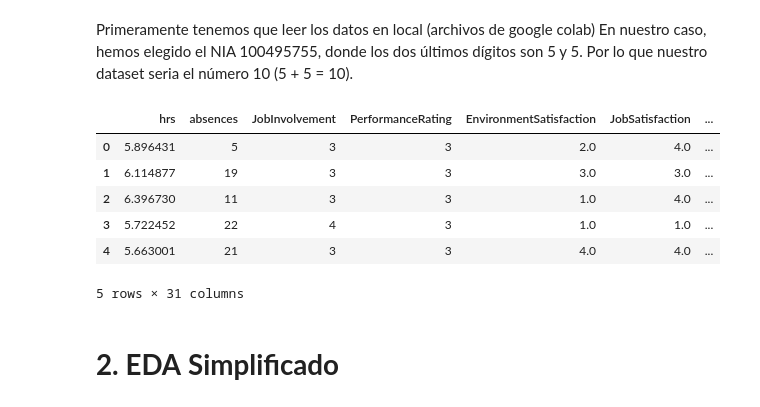
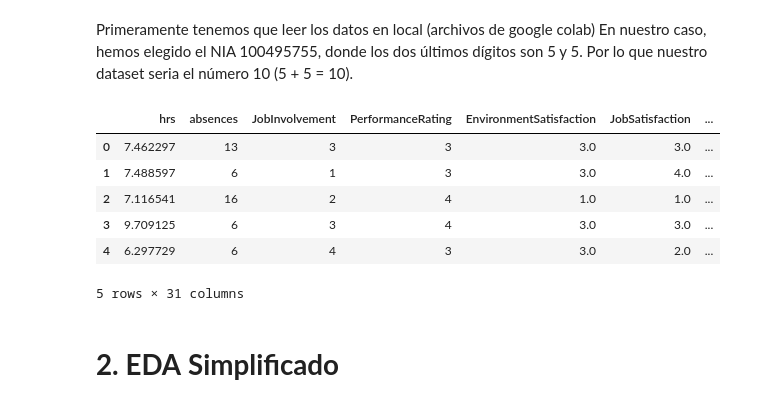
Before and after one commit to albatellouc3m/Grupo5, a Jupyter notebook: P1_AA.ipynb, the cells around one changed output. Saved outputs shown, nothing was run; the diff lists cells and outputs as text; code cells hidden in the pictures.

```diff
--- a/P1_AA.ipynb
+++ b/P1_AA.ipynb
@@ -7,17 +7,17 @@ Primeramente tenemos que leer los datos en local (archivos de google colab) En n
 # %%
 import pandas as pd
 
-datos_generales = pd.read_csv('./attrition_availabledata_06.csv.gz')
-datos_test = pd.read_csv('./attrition_competition_06.csv.gz') # Datos para realizar el test
+datos_generales = pd.read_csv('./attrition_availabledata_10.csv.gz')
+datos_test = pd.read_csv('./attrition_competition_10.csv.gz') # Datos para realizar el test
 
 datos_generales.head()
 # %% [output]
 |  | hrs | absences | JobInvolvement | PerformanceRating | EnvironmentSatisfaction | JobSatisfaction | ... |
-| 0 | 5.896431 | 5 | 3 | 3 | 2.0 | 4.0 | ... |
-| 1 | 6.114877 | 19 | 3 | 3 | 3.0 | 3.0 | ... |
-| 2 | 6.396730 | 11 | 3 | 3 | 1.0 | 4.0 | ... |
-| 3 | 5.722452 | 22 | 4 | 3 | 1.0 | 1.0 | ... |
-| 4 | 5.663001 | 21 | 3 | 3 | 4.0 | 4.0 | ... |
+| 0 | 7.462297 | 13 | 3 | 3 | 3.0 | 3.0 | ... |
+| 1 | 7.488597 | 6 | 1 | 3 | 3.0 | 4.0 | ... |
+| 2 | 7.116541 | 16 | 2 | 4 | 1.0 | 1.0 | ... |
+| 3 | 9.709125 | 6 | 3 | 4 | 3.0 | 3.0 | ... |
+| 4 | 6.297729 | 6 | 4 | 3 | 3.0 | 2.0 | ... |
 5 rows × 31 columns
 # %% [markdown]
 # **2. EDA** **Simplificado**
```
Also changed, not shown: parts of 9 cells of this notebook.
